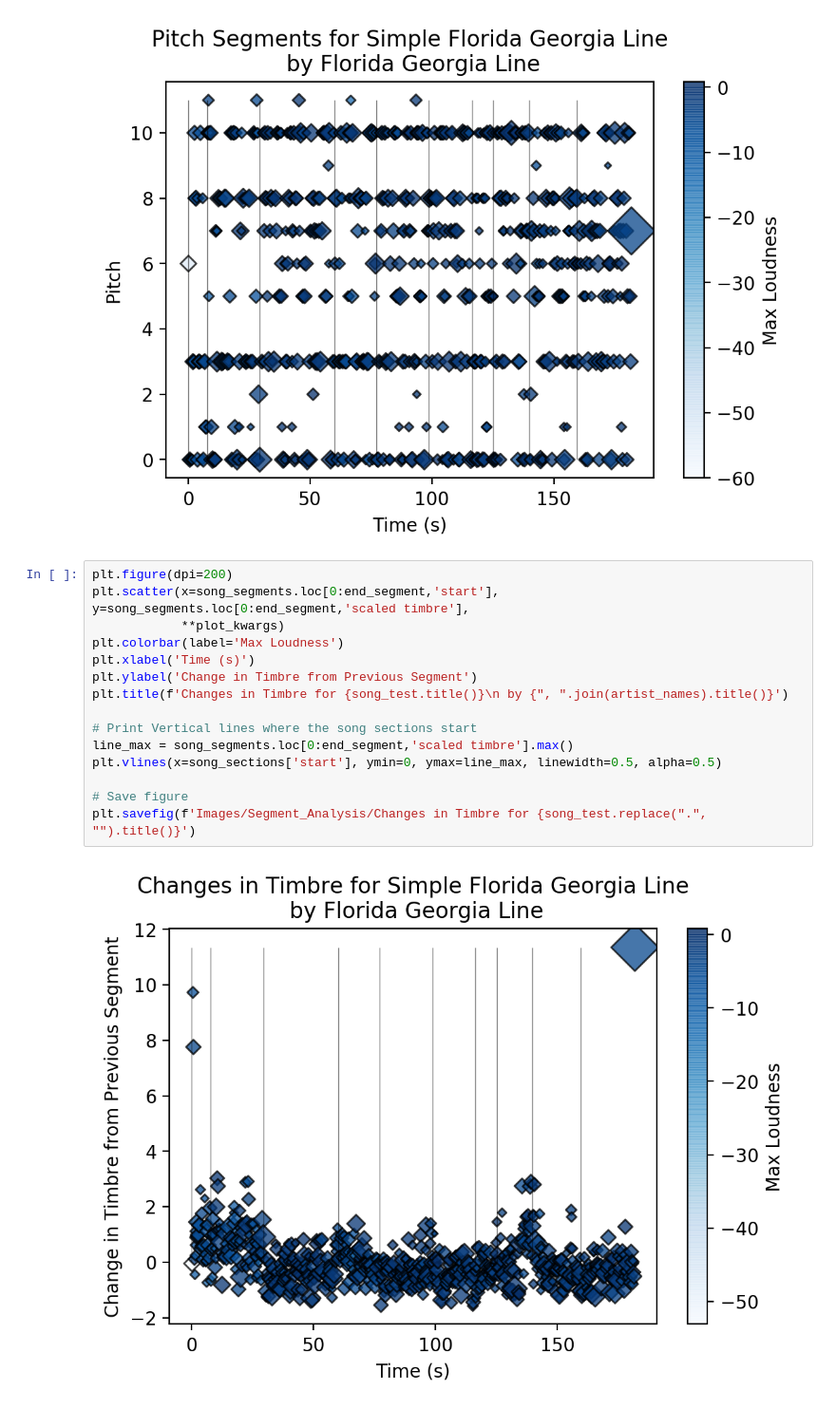
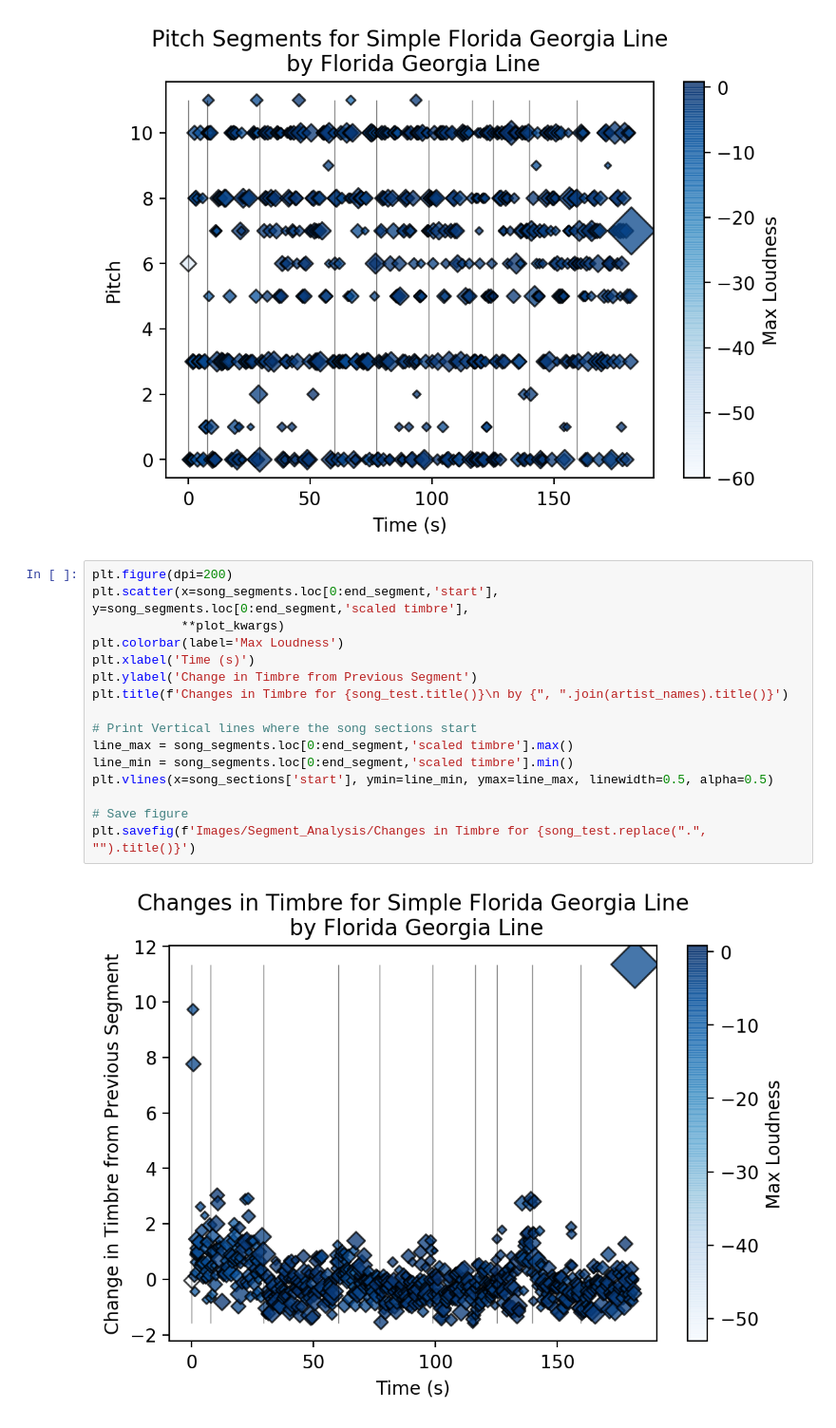
Before and after one commit to Ajstanley89/Know-Your-Music, a Jupyter notebook: Main Spotify Analysis.ipynb, the cells around one changed output. Shown at 95% size. Saved outputs shown, nothing was run; the diff lists cells and outputs as text.

```diff
--- a/Main Spotify Analysis.ipynb
+++ b/Main Spotify Analysis.ipynb
@@ -665,17 +693,18 @@ plt.savefig(f'Images/Segment_Analysis/Pitch Segments for {song_test.replace(".",
 # %%
 plt.figure(dpi=200)
 plt.scatter(x=song_segments.loc[0:end_segment,'start'], y=song_segments.loc[0:end_segment,'scaled timbre'],
             **plot_kwargs)
 plt.colorbar(label='Max Loudness')
 plt.xlabel('Time (s)')
 plt.ylabel('Change in Timbre from Previous Segment')
 plt.title(f'Changes in Timbre for {song_test.title()}\n by {", ".join(artist_names).title()}')
 
 # Print Vertical lines where the song sections start
 line_max = song_segments.loc[0:end_segment,'scaled timbre'].max()
-plt.vlines(x=song_sections['start'], ymin=0, ymax=line_max, linewidth=0.5, alpha=0.5)
+line_min = song_segments.loc[0:end_segment,'scaled timbre'].min()
+plt.vlines(x=song_sections['start'], ymin=line_min, ymax=line_max, linewidth=0.5, alpha=0.5)
 
 # Save figure
 plt.savefig(f'Images/Segment_Analysis/Changes in Timbre for {song_test.replace(".", "").title()}')
 # %% [output]
-[figure, old version]
+[figure, new version]
```
Also changed, not shown: parts of 41 cells of this notebook, 26 other files.
